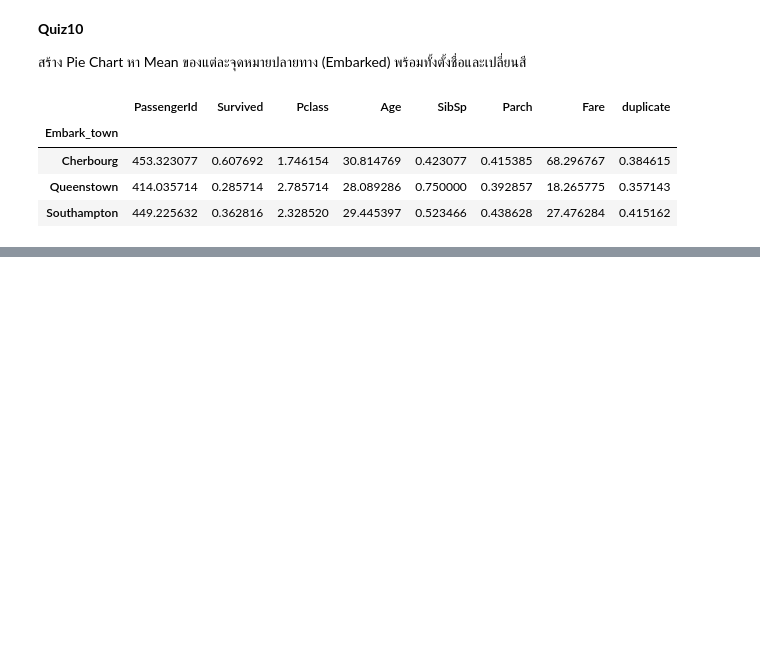
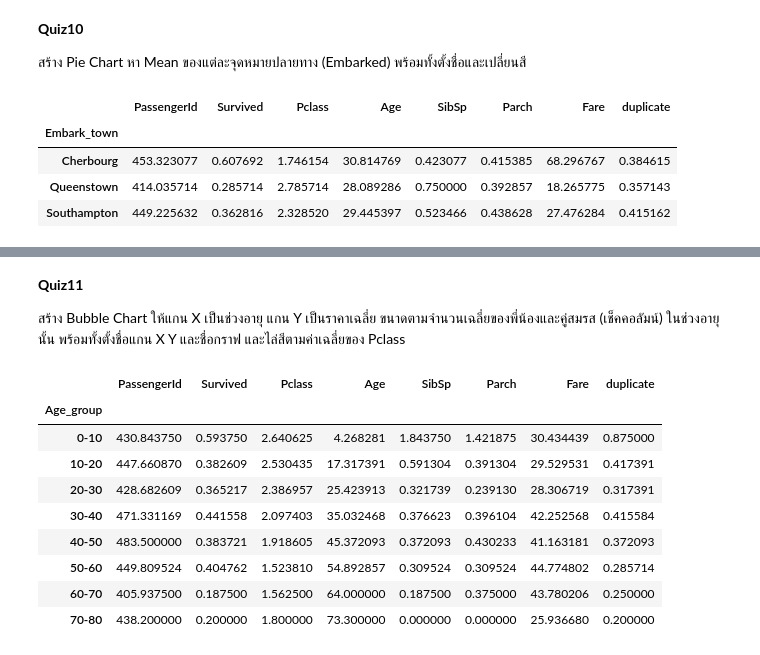
Before and after one commit to deen666/Homework_DataCamp2, a Jupyter notebook: Plotly/Plotly.ipynb, the cells around one changed output, grey strips where cells are left out. Saved outputs shown, nothing was run; the diff lists cells and outputs as text; code cells hidden in the pictures; blank space fills up the shorter version.

```diff
--- a/Plotly/Plotly.ipynb
+++ b/Plotly/Plotly.ipynb
@@ -325,3 +326,22 @@ fig = px.pie(df7, values = 'Fare', names = df7.index,
 fig.show()
 # %% [output]
 [interactive output not drawn]
+# %% [markdown]
+**Quiz11**
+
+สร้าง Bubble Chart ให้แกน X เป็นช่วงอายุ แกน Y เป็นราคาเฉลี่ย ขนาดตามจำนวนเฉลี่ยของพี่น้องและคู่สมรส (เช็คคอลัมน์) ในช่วงอายุนั้น พร้อมทั้งตั้งชื่อแกน X Y และชื่อกราฟ และไล่สีตามค่าเฉลี่ยของ Pclass
+# %%
+#Quiz11
+df8 = titanic.groupby(['Age_group']).mean()
+df8
+# %% [output]
+|  | PassengerId | Survived | Pclass | Age | SibSp | Parch | Fare | duplicate |
+| Age_group |  |  |  |  |  |  |  |  |
+| 0-10 | 430.843750 | 0.593750 | 2.640625 | 4.268281 | 1.843750 | 1.421875 | 30.434439 | 0.875000 |
+| 10-20 | 447.660870 | 0.382609 | 2.530435 | 17.317391 | 0.591304 | 0.391304 | 29.529531 | 0.417391 |
+| 20-30 | 428.682609 | 0.365217 | 2.386957 | 25.423913 | 0.321739 | 0.239130 | 28.306719 | 0.317391 |
+| 30-40 | 471.331169 | 0.441558 | 2.097403 | 35.032468 | 0.376623 | 0.396104 | 42.252568 | 0.415584 |
+| 40-50 | 483.500000 | 0.383721 | 1.918605 | 45.372093 | 0.372093 | 0.430233 | 41.163181 | 0.372093 |
+| 50-60 | 449.809524 | 0.404762 | 1.523810 | 54.892857 | 0.309524 | 0.309524 | 44.774802 | 0.285714 |
+| 60-70 | 405.937500 | 0.187500 | 1.562500 | 64.000000 | 0.187500 | 0.375000 | 43.780206 | 0.250000 |
+| 70-80 | 438.200000 | 0.200000 | 1.800000 | 73.300000 | 0.000000 | 0.000000 | 25.936680 | 0.200000 |
```
Also changed, not shown: parts of 26 cells of this notebook.
